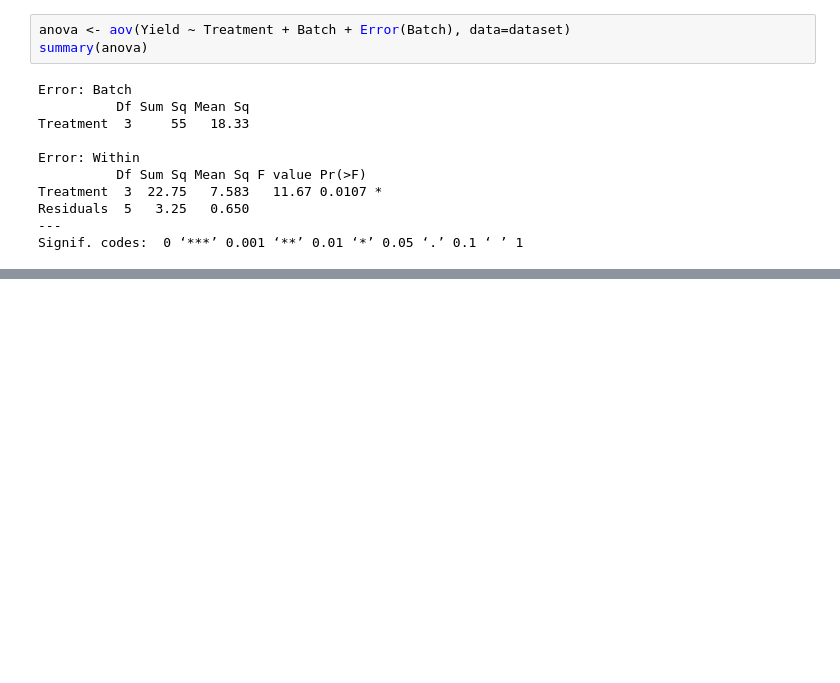
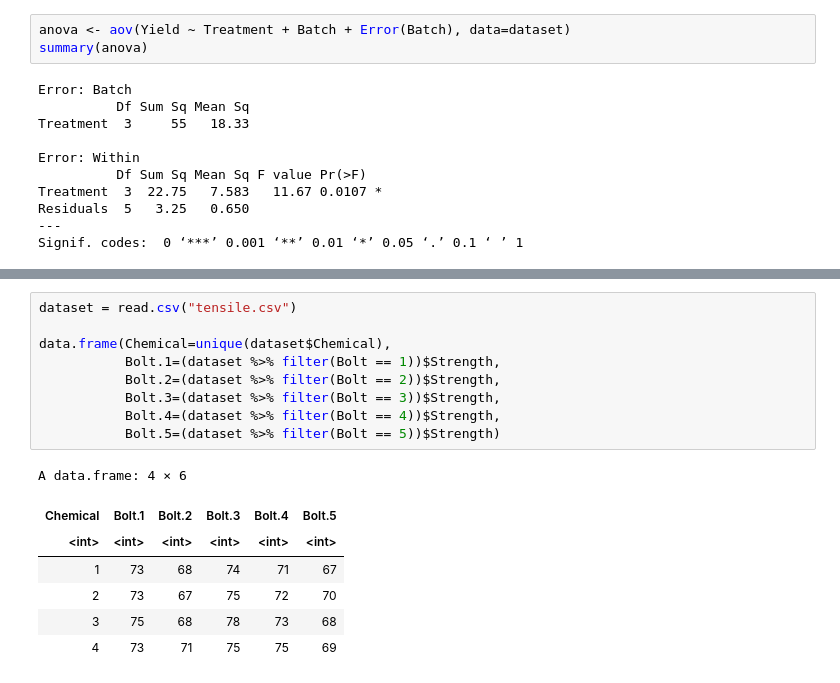
Before and after one commit to oooookk7/experimental-design-statistics, a Jupyter notebook: 03 - Randomised Blocks, Latin Squares, and Related Designs/notes.ipynb, the cells around one changed output, grey strips where cells are left out. Drawn from its saved outputs; the diff is of its cells as text; blank space fills up the shorter version.

```diff
--- a/03 - Randomised Blocks, Latin Squares, and Related Designs/notes.ipynb
+++ b/03 - Randomised Blocks, Latin Squares, and Related Designs/notes.ipynb
@@ -549,0 +656,17 @@ Therefore, the extrusion pressure signifcantly affects the mean yield - the perc
+# %%
+dataset = read.csv("tensile.csv")
+
+data.frame(Chemical=unique(dataset$Chemical),
+           Bolt.1=(dataset %>% filter(Bolt == 1))$Strength,
+           Bolt.2=(dataset %>% filter(Bolt == 2))$Strength,
+           Bolt.3=(dataset %>% filter(Bolt == 3))$Strength,
+           Bolt.4=(dataset %>% filter(Bolt == 4))$Strength,
+           Bolt.5=(dataset %>% filter(Bolt == 5))$Strength)
+# %% [output]
+A data.frame: 4 × 6
+| Chemical | Bolt.1 | Bolt.2 | Bolt.3 | Bolt.4 | Bolt.5 |
+| <int> | <int> | <int> | <int> | <int> | <int> |
+| 1 | 73 | 68 | 74 | 71 | 67 |
+| 2 | 73 | 67 | 75 | 72 | 70 |
+| 3 | 75 | 68 | 78 | 73 | 68 |
+| 4 | 73 | 71 | 75 | 75 | 69 |
```
Also changed, not shown: parts of 10 cells of this notebook, 12 other files.
